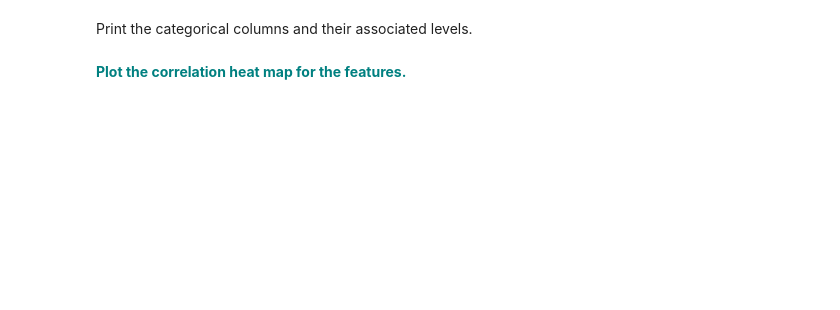
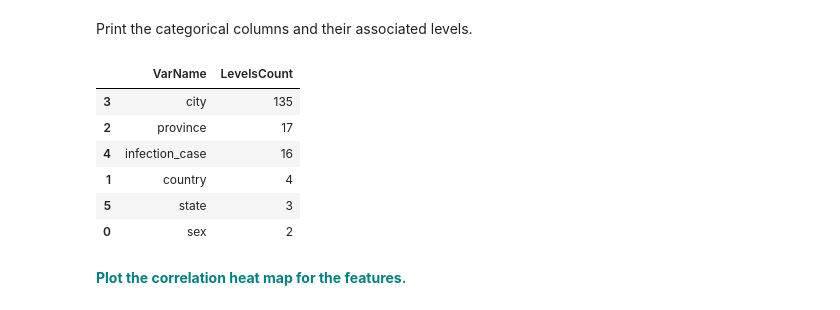
Before and after one commit to levancie/springboard_DSC, a Jupyter notebook: RandomForestCovidCaseStudy/RandomForest_casestudy_covid19.ipynb, the cells around one changed output. Drawn from its saved outputs; the diff is of its cells as text; code cells hidden in the pictures; blank space fills up the shorter version.

```diff
--- a/RandomForestCovidCaseStudy/RandomForest_casestudy_covid19.ipynb
+++ b/RandomForestCovidCaseStudy/RandomForest_casestudy_covid19.ipynb
@@ -286,10 +379,18 @@ Print the categorical columns and their associated levels.
 # %%
 dfo = df.select_dtypes(include=['object'], exclude=['datetime'])
 dfo.shape
 #get levels for all variables
 vn = pd.DataFrame(dfo.nunique()).reset_index()
 vn.columns = ['VarName', 'LevelsCount']
-vn.sort_values(by='LevelsCount', ascending =False)
+vn.sort_values(by='LevelsCount', ascending =False, inplace=True)
 vn
+# %% [output]
+|  | VarName | LevelsCount |
+| 3 | city | 135 |
+| 2 | province | 17 |
+| 4 | infection_case | 16 |
+| 1 | country | 4 |
+| 5 | state | 3 |
+| 0 | sex | 2 |
 # %% [markdown]
 **<font color='teal'> Plot the correlation heat map for the features.</font>**
```
Also changed, not shown: parts of 26 cells of this notebook, 7 other files.
